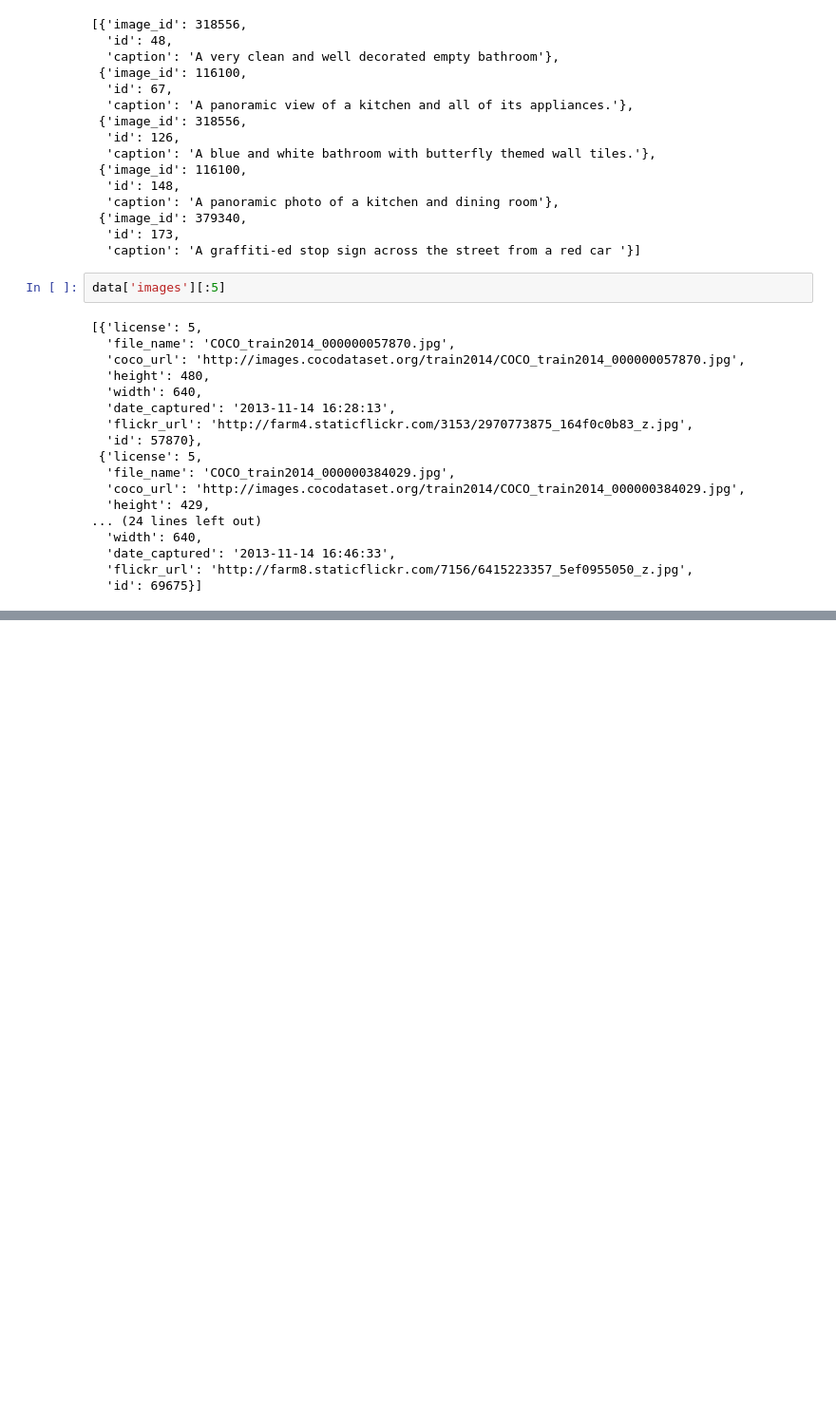
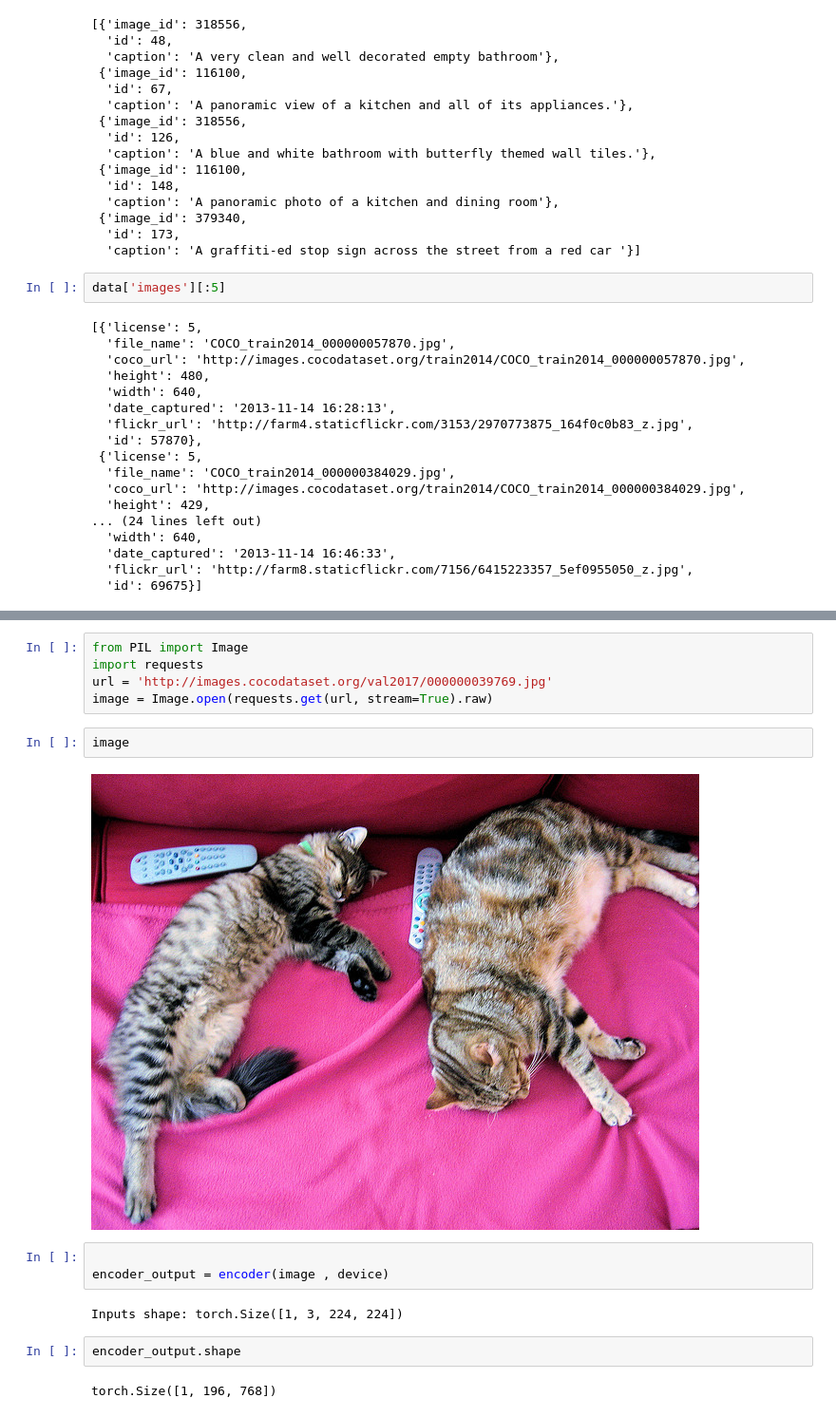
Before and after one commit to Chaitanya-1204/Visual_Narrator, a Jupyter notebook: play.ipynb, the cells around one changed output, grey strips where cells are left out. Shown at 95% size. Saved outputs shown, nothing was run; the diff lists cells and outputs as text; blank space fills up the shorter version.

```diff
--- a/play.ipynb
+++ b/play.ipynb
@@ -89,0 +149,18 @@ data['images'][:5]
+# %%
+from PIL import Image
+import requests
+url = 'http://images.cocodataset.org/val2017/000000039769.jpg'
+image = Image.open(requests.get(url, stream=True).raw)
+# %%
+image
+# %% [output]
+[figure, added]
+# %%
+
+encoder_output = encoder(image , device)
+# %% [output]
+Inputs shape: torch.Size([1, 3, 224, 224])
+# %%
+encoder_output.shape
+# %% [output]
+torch.Size([1, 196, 768])
```
Also changed, not shown: parts of 34 cells of this notebook, 5 other files.
